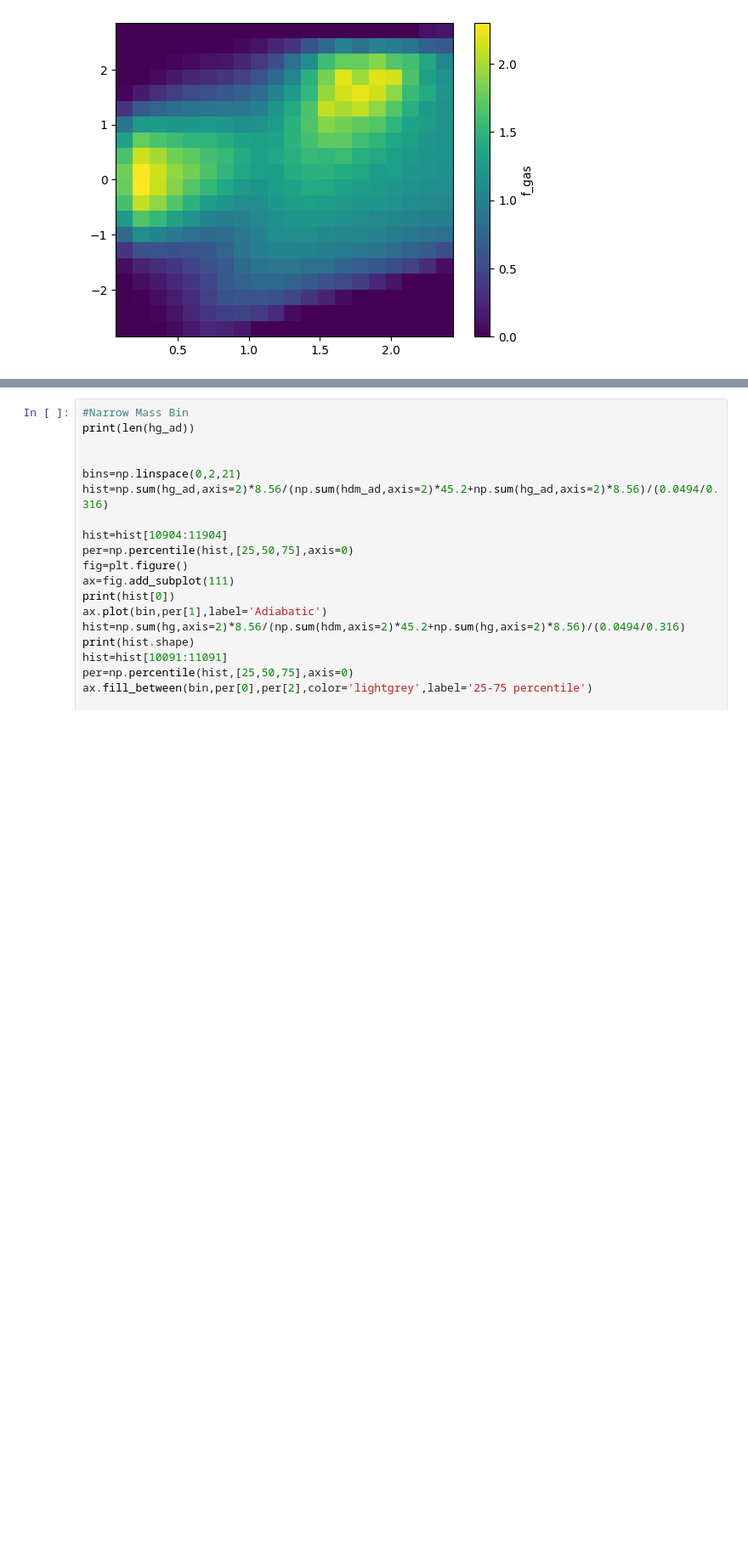
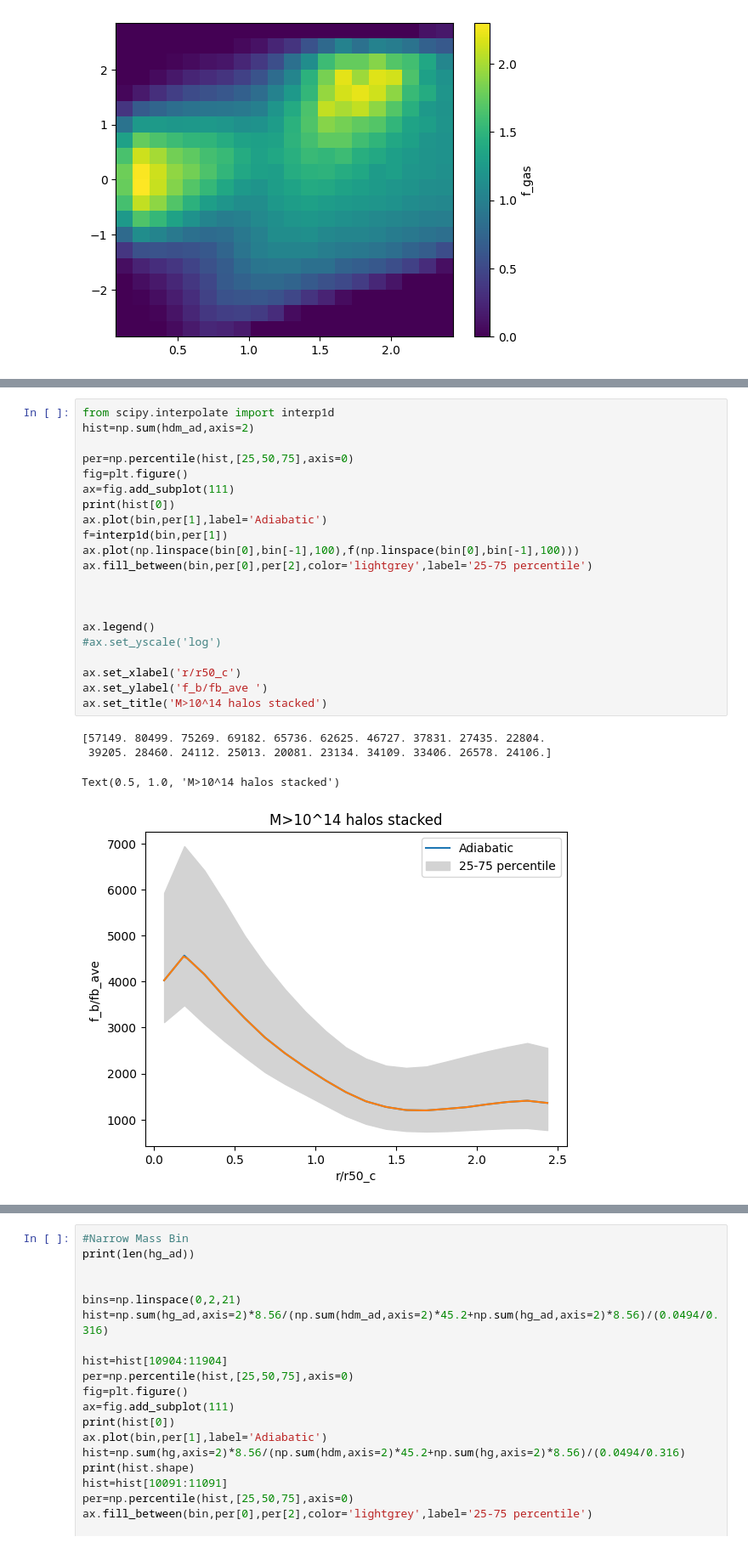
Before and after one commit to yjqqyjq/code, a Jupyter notebook: fgas_2d.ipynb, the cells around one changed output, grey strips where cells are left out. Shown at 85% size. Drawn from its saved outputs; the diff is of its cells as text; blank space fills up the shorter version.

```diff
--- a/fgas_2d.ipynb
+++ b/fgas_2d.ipynb
@@ -81,3 +98,29 @@ Text(0, 0.5, 'fb ')
+# %%
+from scipy.interpolate import interp1d
+hist=np.sum(hdm_ad,axis=2)
+
+per=np.percentile(hist,[25,50,75],axis=0)
+fig=plt.figure()
+ax=fig.add_subplot(111)
+print(hist[0])
+ax.plot(bin,per[1],label='Adiabatic')
+f=interp1d(bin,per[1])
+ax.plot(np.linspace(bin[0],bin[-1],100),f(np.linspace(bin[0],bin[-1],100)))
+ax.fill_between(bin,per[0],per[2],color='lightgrey',label='25-75 percentile')
+
+
+
+ax.legend()
+#ax.set_yscale('log')
+
+ax.set_xlabel('r/r50_c')
+ax.set_ylabel('f_b/fb_ave ')
+ax.set_title('M>10^14 halos stacked')
+# %% [output]
+[57149. 80499. 75269. 69182. 65736. 62625. 46727. 37831. 27435. 22804.
+ 39205. 28460. 24112. 25013. 20081. 23134. 34109. 33406. 26578. 24106.]
+Text(0.5, 1.0, 'M>10^14 halos stacked')
+[figure, added]
 # %%
 hga=np.cumsum(np.sum(hg,axis=2),axis=1)
 hdma=np.cumsum(np.sum(hdm,axis=2),axis=1)
```
Also changed, not shown: parts of 6 cells of this notebook, 20 other files.
